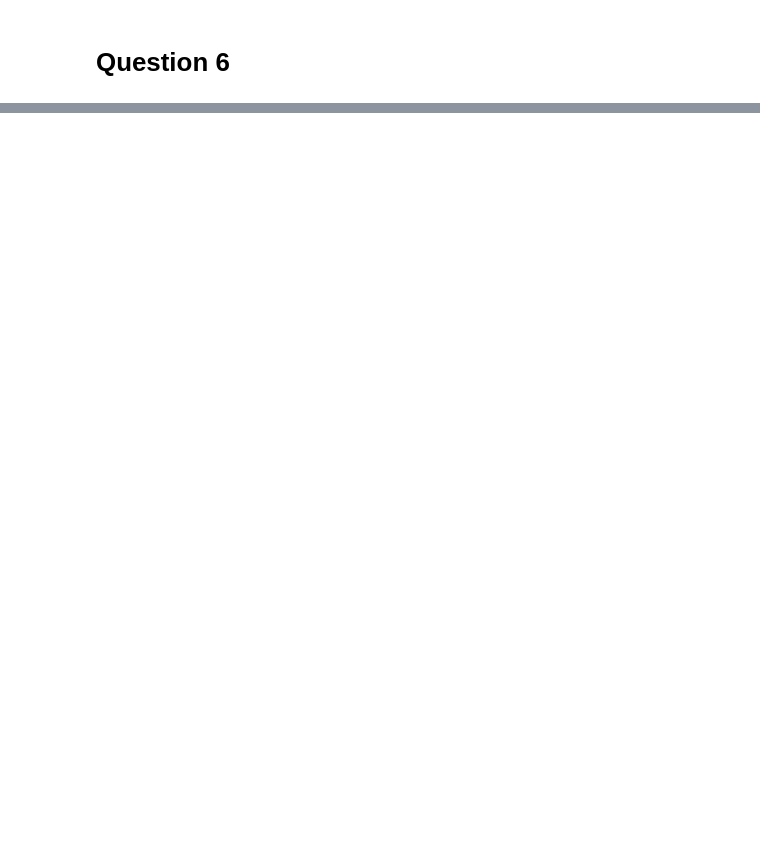
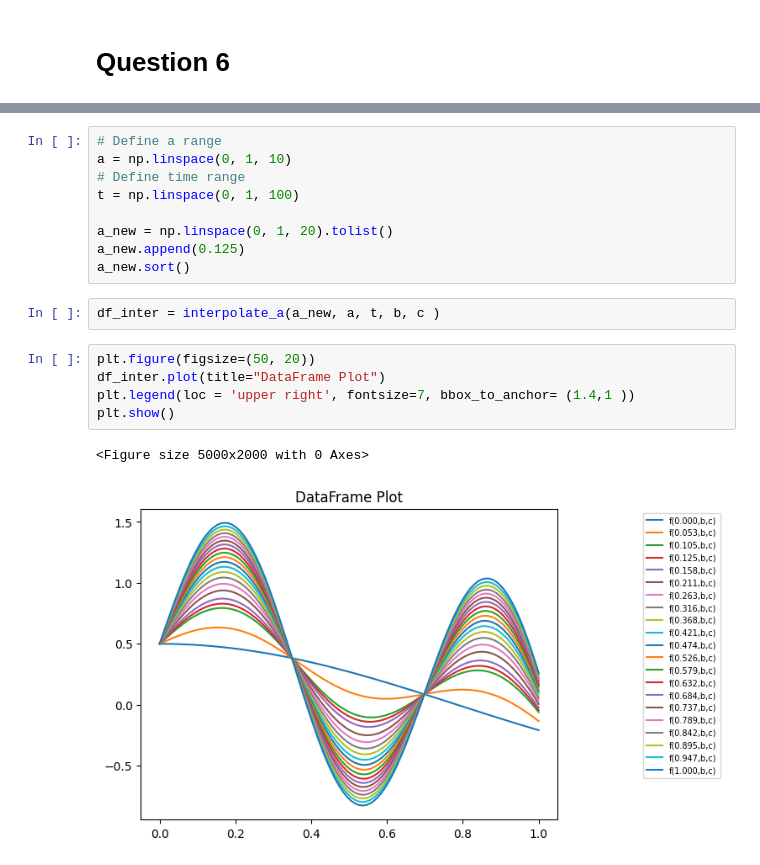
Before and after one commit to AndreaSainz/DIS, a Jupyter notebook: C1/Problem_shee_3/Problem1.ipynb, the cells around one changed output, grey strips where cells are left out. Drawn from its saved outputs; the diff is of its cells as text; blank space fills up the shorter version.

```diff
--- a/C1/Problem_shee_3/Problem1.ipynb
+++ b/C1/Problem_shee_3/Problem1.ipynb
@@ -134,0 +190,19 @@ plt.show()
+# %%
+# Define a range
+a = np.linspace(0, 1, 10)
+# Define time range
+t = np.linspace(0, 1, 100)
+
+a_new = np.linspace(0, 1, 20).tolist()
+a_new.append(0.125)
+a_new.sort()
+# %%
+df_inter = interpolate_a(a_new, a, t, b, c )
+# %%
+plt.figure(figsize=(50, 20))
+df_inter.plot(title="DataFrame Plot")
+plt.legend(loc = 'upper right', fontsize=7, bbox_to_anchor= (1.4,1 ))
+plt.show()
+# %% [output]
+<Figure size 5000x2000 with 0 Axes>
+[figure, added]
```
Also changed, not shown: parts of 8 cells of this notebook.
